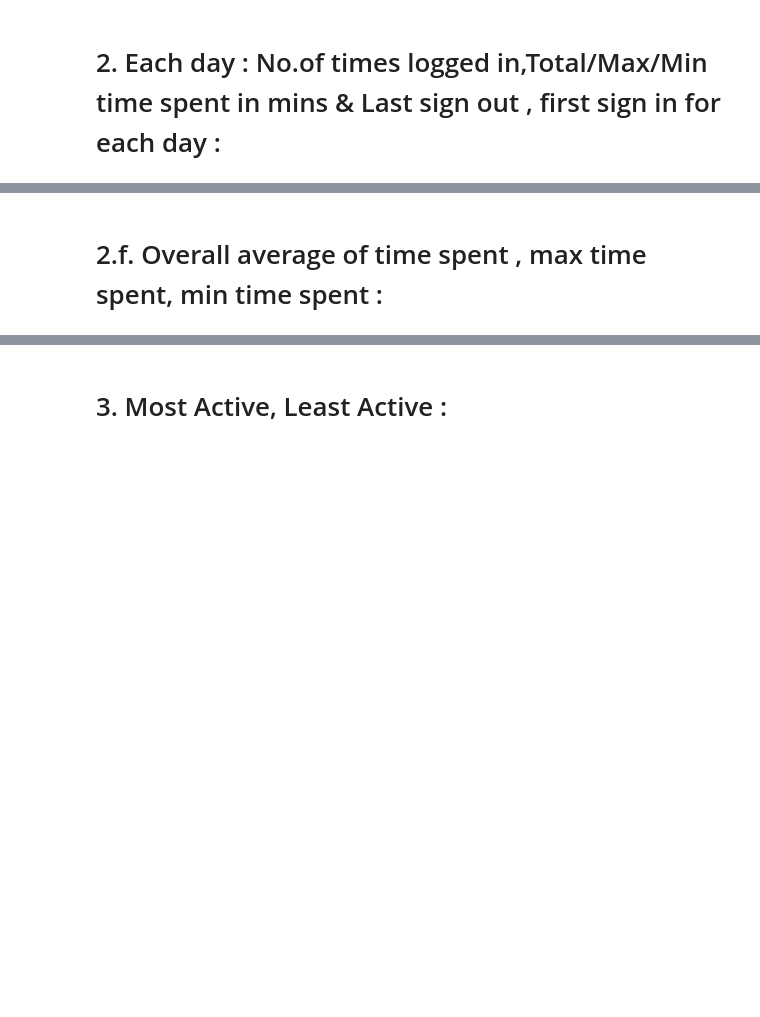
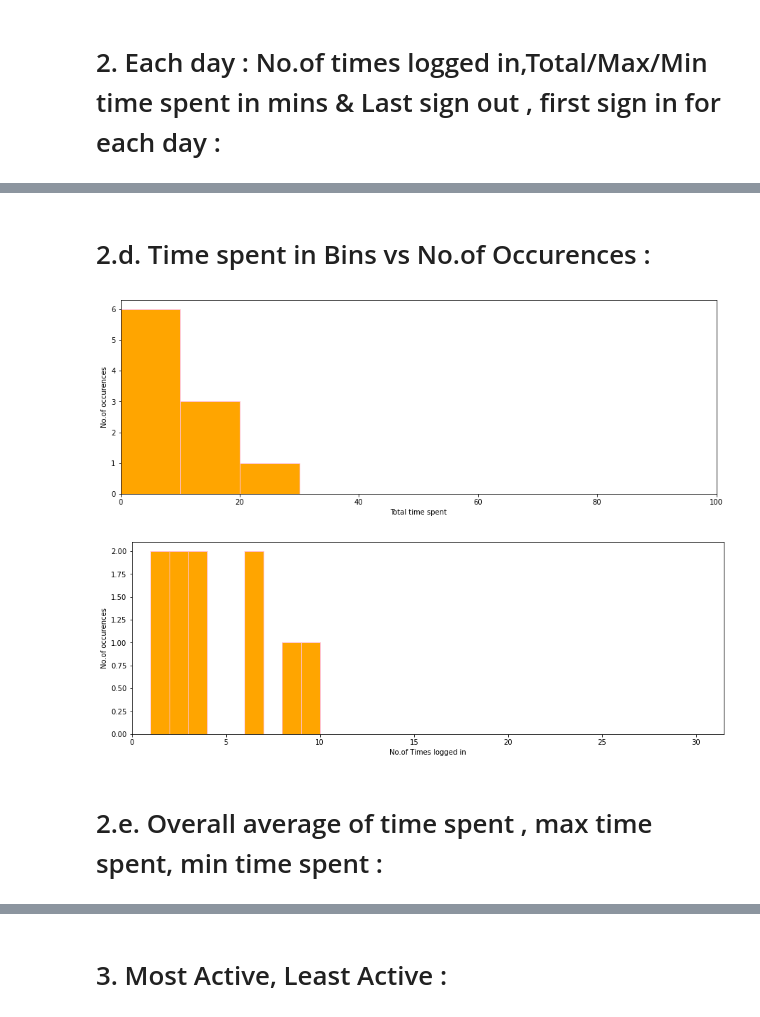
Before and after one commit to Venkey402/Whatsapp_telegram, a Jupyter notebook: Whatsapp_Online_Offline_Relli.ipynb, the cells around one changed output, grey strips where cells are left out. Saved outputs shown, nothing was run; the diff lists cells and outputs as text; code cells hidden in the pictures; blank space fills up the shorter version.

```diff
--- a/Whatsapp_Online_Offline_Relli.ipynb
+++ b/Whatsapp_Online_Offline_Relli.ipynb
@@ -151,5 +120,26 @@ df_AvgTimespentTrend["Date"] = df_EachDay["Date"].sort_values(ascending=False)
+# %% [markdown]
+# 2.d. Time spent in Bins vs No.of Occurences :
+# %%
+plt.figure(figsize=(15,5))
+bin_list1 =  [0,10,20, 30,40,50,60,70,80,90,100]
+#bin_list1 =  [0,5, 10,15, 20,25, 30,35, 40,45,50,55,60,65,70,75,80,85,90,95,100]
+plt.hist(df_EachDay["Total time spent"],color = "orange",edgecolor="pink", bins =bin_list1 )
+plt.xlabel("Total time spent")
+plt.ylabel("No.of occurences")
+plt.xlim(0,100)
+plt.show()
+plt.figure(figsize=(15,5))
+bin_list2 =  [1,2,3,4,5,6,7,8,9,10,11,12,13,14,15,16,17,18,19,20,21,22,23,24,25,26,27,28,29,30]
+plt.hist(df_EachDay["No.of Times logged in"],color = "orange",edgecolor="pink",bins=bin_list2)
+plt.xlabel("No.of Times logged in")
+plt.ylabel("No.of occurences")
+plt.xlim(0)
+plt.show()
+# %% [output]
+[figure, added]
+[figure, added]
 # %% [markdown]
-# 2.f. Overall average of time spent , max time spent, min time spent :
+# 2.e. Overall average of time spent , max time spent, min time spent :
 # %%
 df_OverallAvg = df_EachDay.median()
 df_OverallAvg
```
Also changed, not shown: parts of 36 cells of this notebook, 5 other files.
